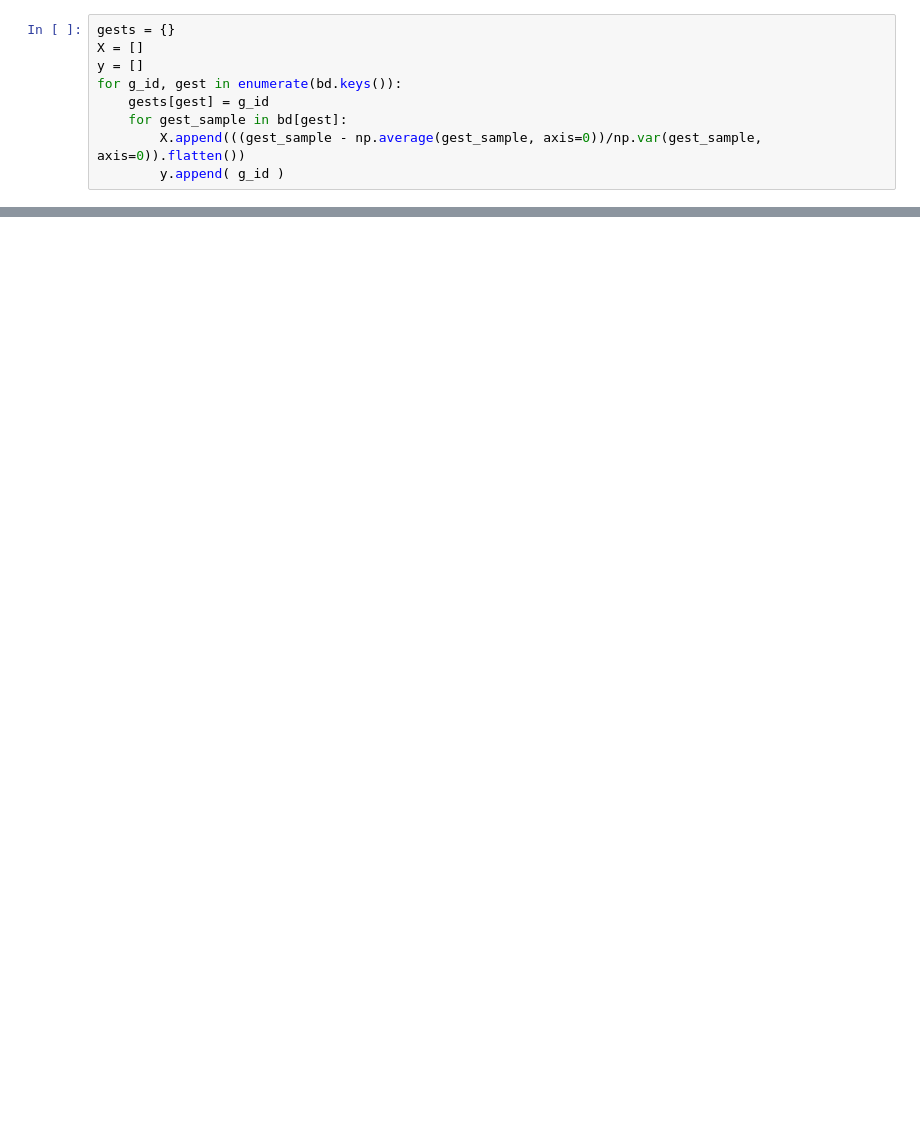
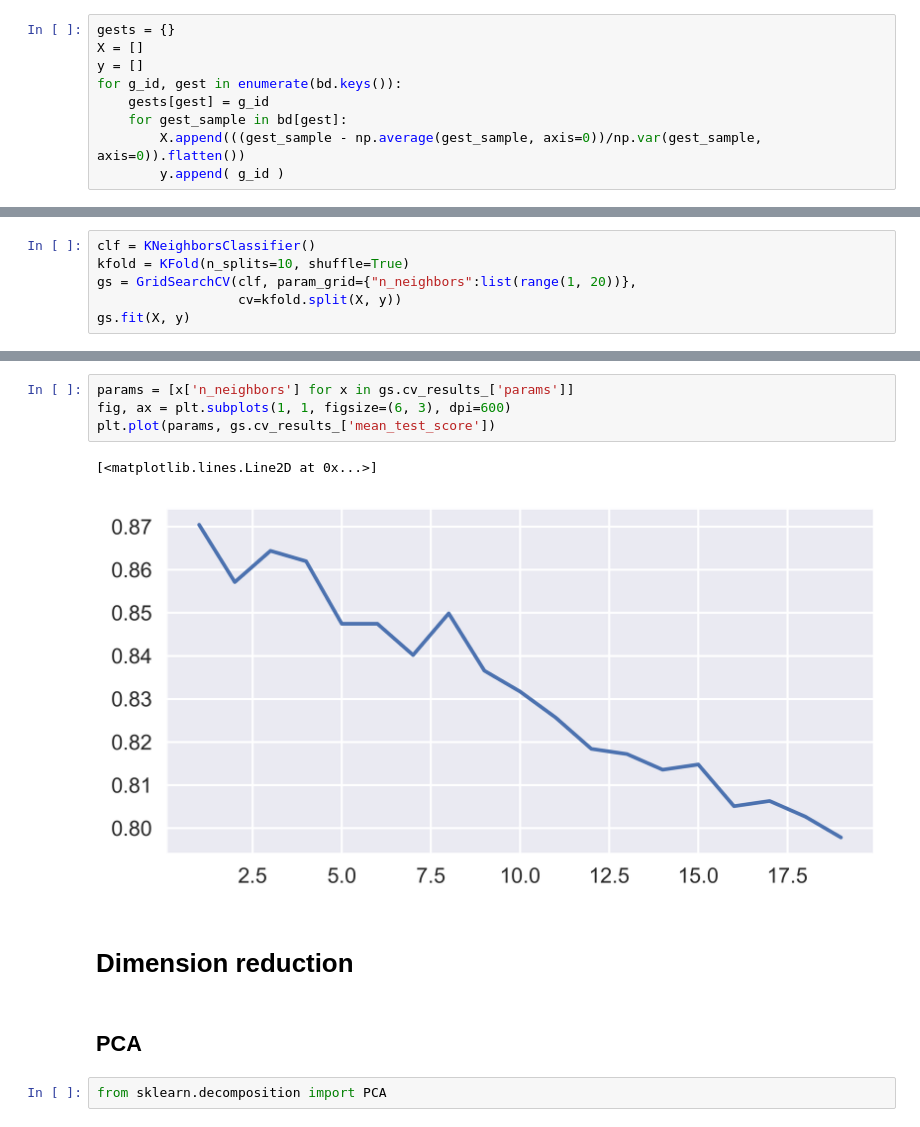
Before and after one commit to safoex/MagicWand, a Jupyter notebook: Gesture classification.ipynb, the cells around one changed output, grey strips where cells are left out. Saved outputs shown, nothing was run; the diff lists cells and outputs as text; blank space fills up the shorter version.

```diff
--- a/Gesture classification.ipynb
+++ b/Gesture classification.ipynb
@@ -42,0 +298,6 @@ KFold score: 0.718 ± 0.053
+# %%
+clf = KNeighborsClassifier()
+kfold = KFold(n_splits=10, shuffle=True)
+gs = GridSearchCV(clf, param_grid={"n_neighbors":list(range(1, 20))},
+                  cv=kfold.split(X, y))
+gs.fit(X, y)
@@ -42,0 +314,13 @@ KFold score: 0.718 ± 0.053
+# %%
+params = [x['n_neighbors'] for x in gs.cv_results_['params']]
+fig, ax = plt.subplots(1, 1, figsize=(6, 3), dpi=600)
+plt.plot(params, gs.cv_results_['mean_test_score'])
+# %% [output]
+[<matplotlib.lines.Line2D at 0x...>]
+[figure, added]
+# %% [markdown]
+# Dimension reduction
+# %% [markdown]
+## PCA
+# %%
+from sklearn.decomposition import PCA
```
Also changed, not shown: parts of 51 cells of this notebook, 2 other files.
